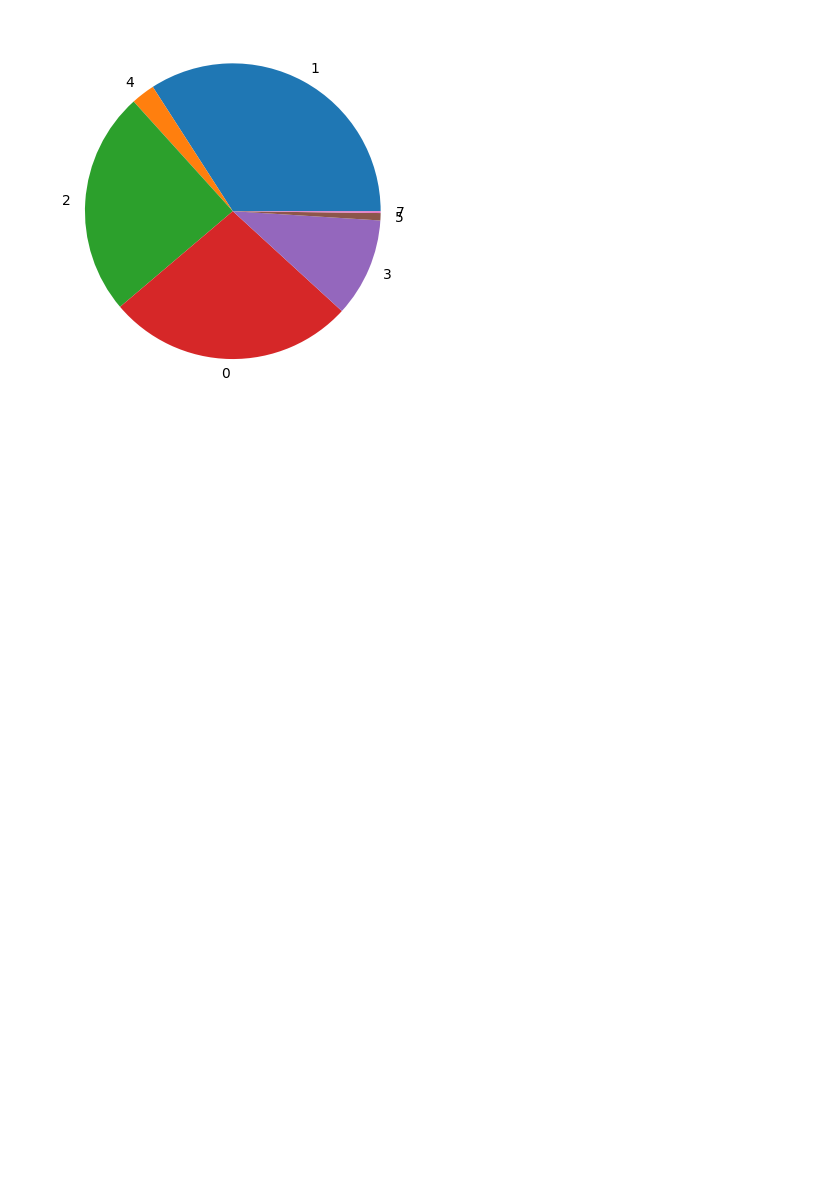
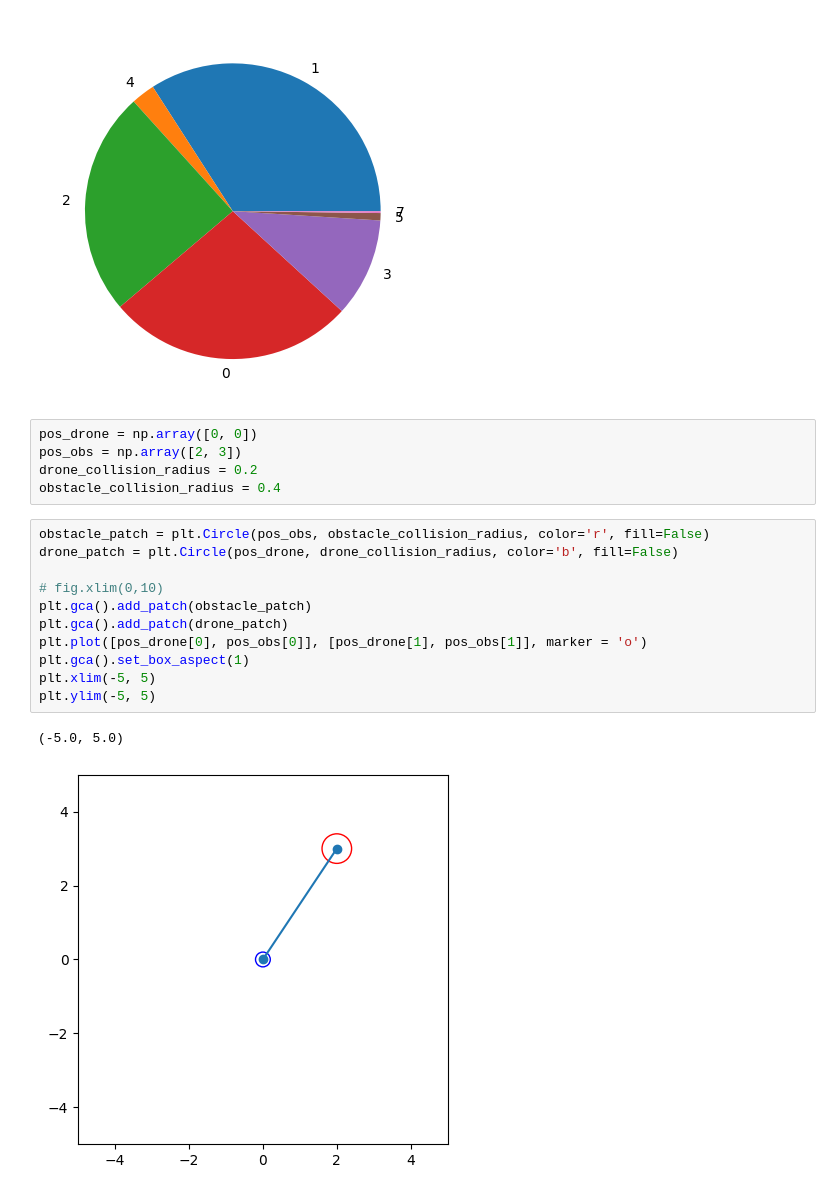
Before and after one commit to TVBlackman1/mag_diser_model, a Jupyter notebook: notebooks/obstacles.ipynb, the cells around one changed output. Saved outputs shown, nothing was run; the diff lists cells and outputs as text; blank space fills up the shorter version.

```diff
--- a/notebooks/obstacles.ipynb
+++ b/notebooks/obstacles.ipynb
@@ -25,3 +25,22 @@ keys, values = zip(*Counter(stat).items())
 plt.pie(values, labels=keys);
 # %% [output]
 [figure]
+# %%
+pos_drone = np.array([0, 0])
+pos_obs = np.array([2, 3])
+drone_collision_radius = 0.2
+obstacle_collision_radius = 0.4
+# %%
+obstacle_patch = plt.Circle(pos_obs, obstacle_collision_radius, color='r', fill=False)
+drone_patch = plt.Circle(pos_drone, drone_collision_radius, color='b', fill=False)
+
+# fig.xlim(0,10)
+plt.gca().add_patch(obstacle_patch)
+plt.gca().add_patch(drone_patch)
+plt.plot([pos_drone[0], pos_obs[0]], [pos_drone[1], pos_obs[1]], marker = 'o')
+plt.gca().set_box_aspect(1)
+plt.xlim(-5, 5)
+plt.ylim(-5, 5)
+# %% [output]
+(-5.0, 5.0)
+[figure, added]
```
Also changed, not shown: parts of 1 cell of this notebook, 13 other files.
